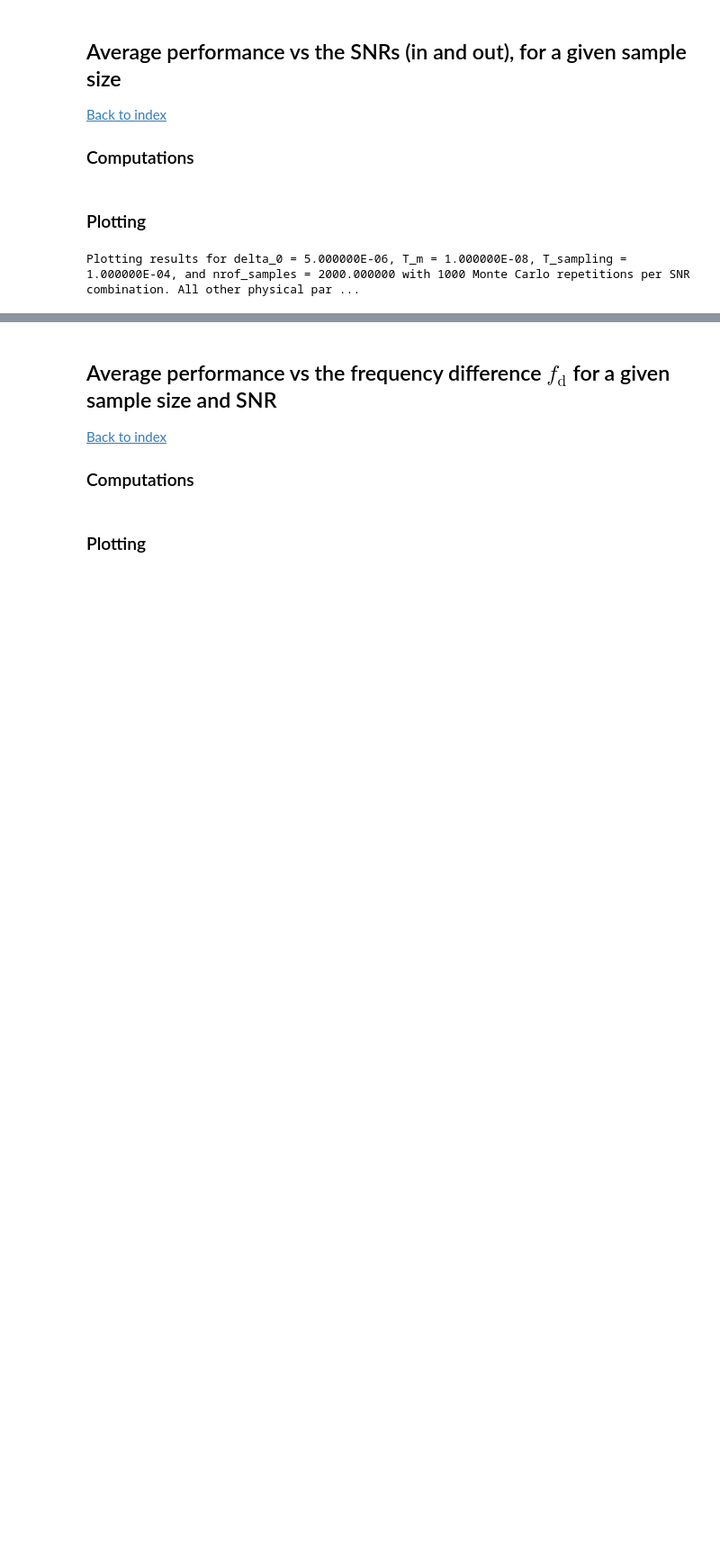
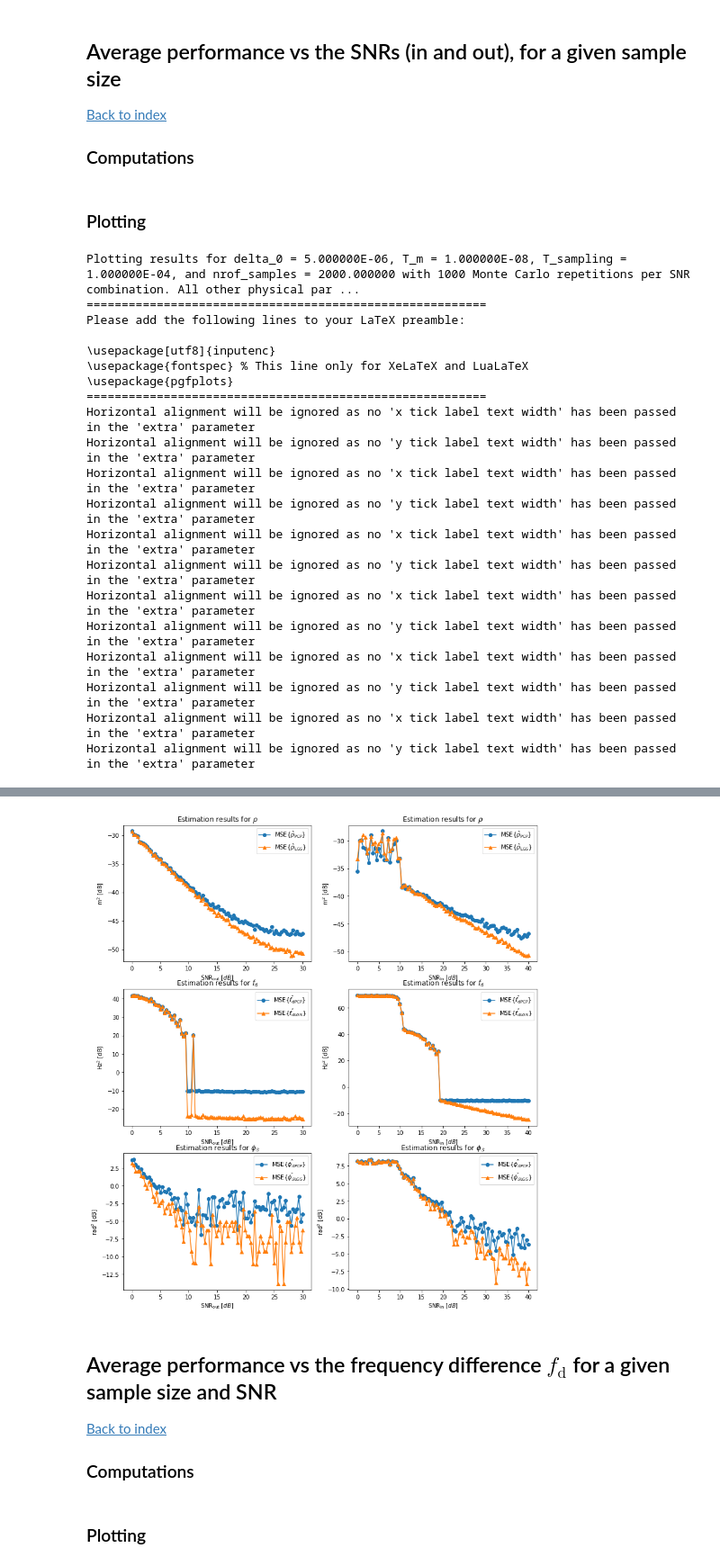
Before and after one commit to poldap/clock_sync_and_range, a Jupyter notebook: empirical_results.ipynb, the cells around one changed output, grey strips where cells are left out. Shown: that part at 90% size. Cells and saved outputs as stored; diff of their text form; code cells hidden in the pictures; blank space fills up the shorter version.

```diff
--- a/empirical_results.ipynb
+++ b/empirical_results.ipynb
@@ -382,10 +399,10 @@ def plots_vs_SNRs( ):
     # Load data from npz files
     ( delta_0, T_m, T_sampling, nrof_samples, SNR_out,  nrof_MCs, f_d_error_out, phase_s_error_out,
       rho_error_out ) = itemgetter( 'delta_0', 'T_m', 'T_sampling', 'nrof_samples', 'SNR_out', 'nrof_MCs',
-      'f_d_error', 'phase_s_error', 'rho_error' )( np.load( "vs_SNR_out_randomized.npz" ) )
+      'f_d_error', 'phase_s_error', 'rho_error' )( np.load( "plots/vs_SNR_out_randomized.npz" ) )
 
     ( SNR_in, f_d_error_in, phase_s_error_in, rho_error_in ) = itemgetter( 'SNR_in', 'f_d_error',
-     'phase_s_error', 'rho_error' )( np.load( "vs_SNR_in_randomized.npz" ) )
+     'phase_s_error', 'rho_error' )( np.load( "plots/vs_SNR_in_randomized.npz" ) )
 
     print( "Plotting results for delta_0 = %E, T_m = %E, T_sampling = %E"%( delta_0, T_m, T_sampling ) +
            ", and nrof_samples = %f "%( nrof_samples ) +
@@ -475,7 +492,7 @@ def plots_vs_SNRs( ):
     plt.legend( )
 
     if export_to_latex:
-        tikz_save( "vs_SNRs_randomized.tex" )
+        tikz_save( "plots/vs_SNRs_randomized.tex" )
 
     if interactive:
         mpl_to_pltly( plt.gcf( ) )
@@ -486,3 +503,22 @@ if run_plots_vs_SNRs:
     plots_vs_SNRs( )
 # %% [output]
 Plotting results for delta_0 = 5.000000E-06, T_m = 1.000000E-08, T_sampling = 1.000000E-04, and nrof_samples = 2000.000000 with 1000 Monte Carlo repetitions per SNR combination. All other physical par ...
+=========================================================
+Please add the following lines to your LaTeX preamble:
+
+\usepackage[utf8]{inputenc}
+\usepackage{fontspec} % This line only for XeLaTeX and LuaLaTeX
+\usepackage{pgfplots}
+=========================================================
+Horizontal alignment will be ignored as no 'x tick label text width' has been passed in the 'extra' parameter
+Horizontal alignment will be ignored as no 'y tick label text width' has been passed in the 'extra' parameter
+Horizontal alignment will be ignored as no 'x tick label text width' has been passed in the 'extra' parameter
+Horizontal alignment will be ignored as no 'y tick label text width' has been passed in the 'extra' parameter
+Horizontal alignment will be ignored as no 'x tick label text width' has been passed in the 'extra' parameter
+Horizontal alignment will be ignored as no 'y tick label text width' has been passed in the 'extra' parameter
+Horizontal alignment will be ignored as no 'x tick label text width' has been passed in the 'extra' parameter
+Horizontal alignment will be ignored as no 'y tick label text width' has been passed in the 'extra' parameter
+Horizontal alignment will be ignored as no 'x tick label text width' has been passed in the 'extra' parameter
+Horizontal alignment will be ignored as no 'y tick label text width' has been passed in the 'extra' parameter
+Horizontal alignment will be ignored as no 'x tick label text width' has been passed in the 'extra' parameter
+Horizontal alignment will be ignored as no 'y tick label text width' has been passed in the 'extra' parameter
@@ -490,3 +525,4 @@ Plotting results for delta_0 = 5.000000E-06, T_m = 1.000000E-08, T_sampling = 1.
+[figure, added]
 # %% [markdown]
 ## Average performance vs the frequency difference $f_\mathrm{d}$ for a given sample size and SNR
 <a id="vs_frequency"></a>
```
Also changed, not shown: parts of 13 cells of this notebook, 12 other files.
